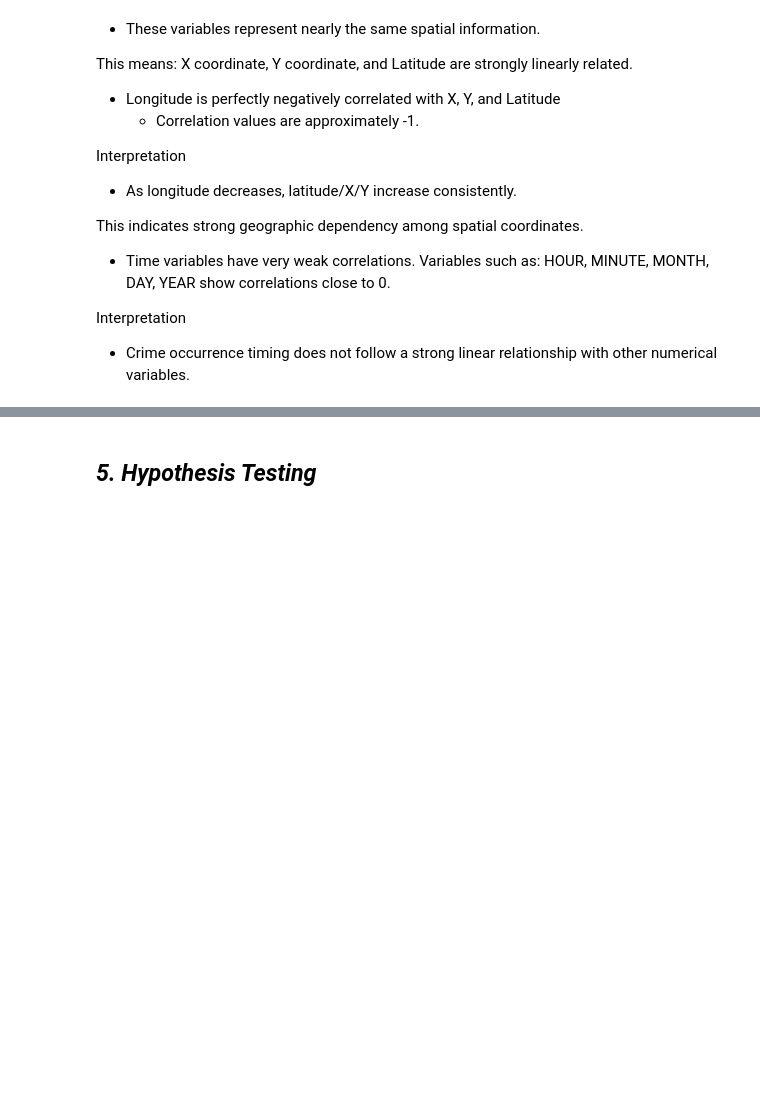
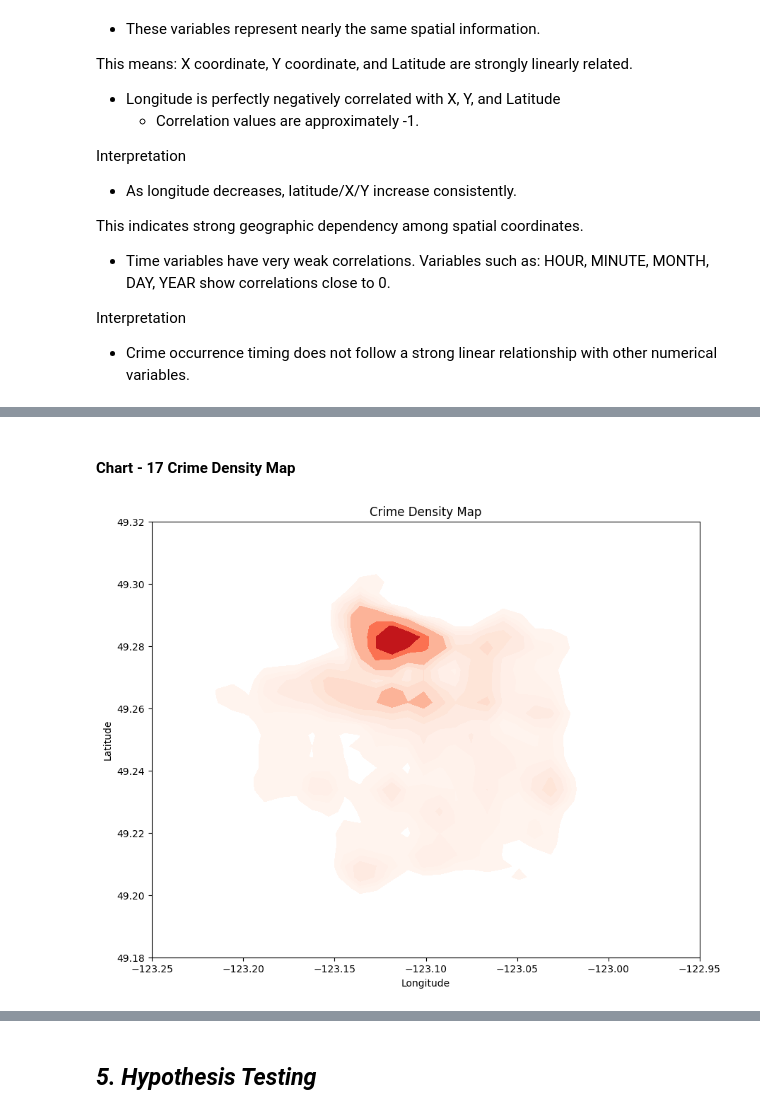
Before and after one commit to nibedita-26/crime_forecasting, a Jupyter notebook: notebook/ml_project.ipynb, the cells around one changed output, grey strips where cells are left out. Cells and saved outputs as stored; diff of their text form; code cells hidden in the pictures; blank space fills up the shorter version.

```diff
--- a/notebook/ml_project.ipynb
+++ b/notebook/ml_project.ipynb
@@ -1396,0 +1452,14 @@ Interpretation
+# %% [markdown]
+#### Chart - 17 Crime Density Map
+# %%
+plt.figure(figsize=(10,8))
+
+sns.kdeplot(x=train_df_mod['Longitude'], y=train_df_mod['Latitude'], fill=True, cmap='Reds', thresh=0.05)
+plt.xlim(-123.25, -122.95)
+plt.ylim(49.18, 49.32)
+
+plt.title('Crime Density Map')
+
+plt.show()
+# %% [output]
+[figure, added]
```
Also changed, not shown: parts of 144 cells of this notebook.
